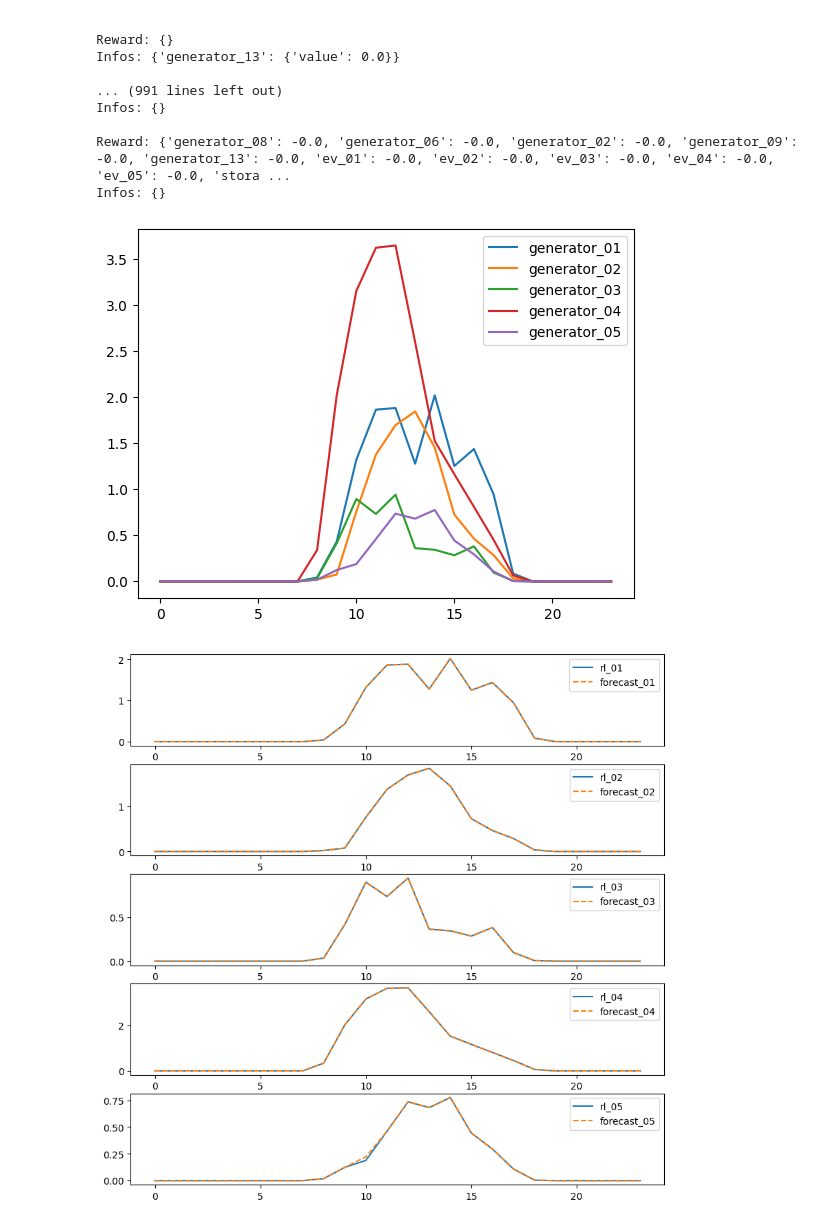
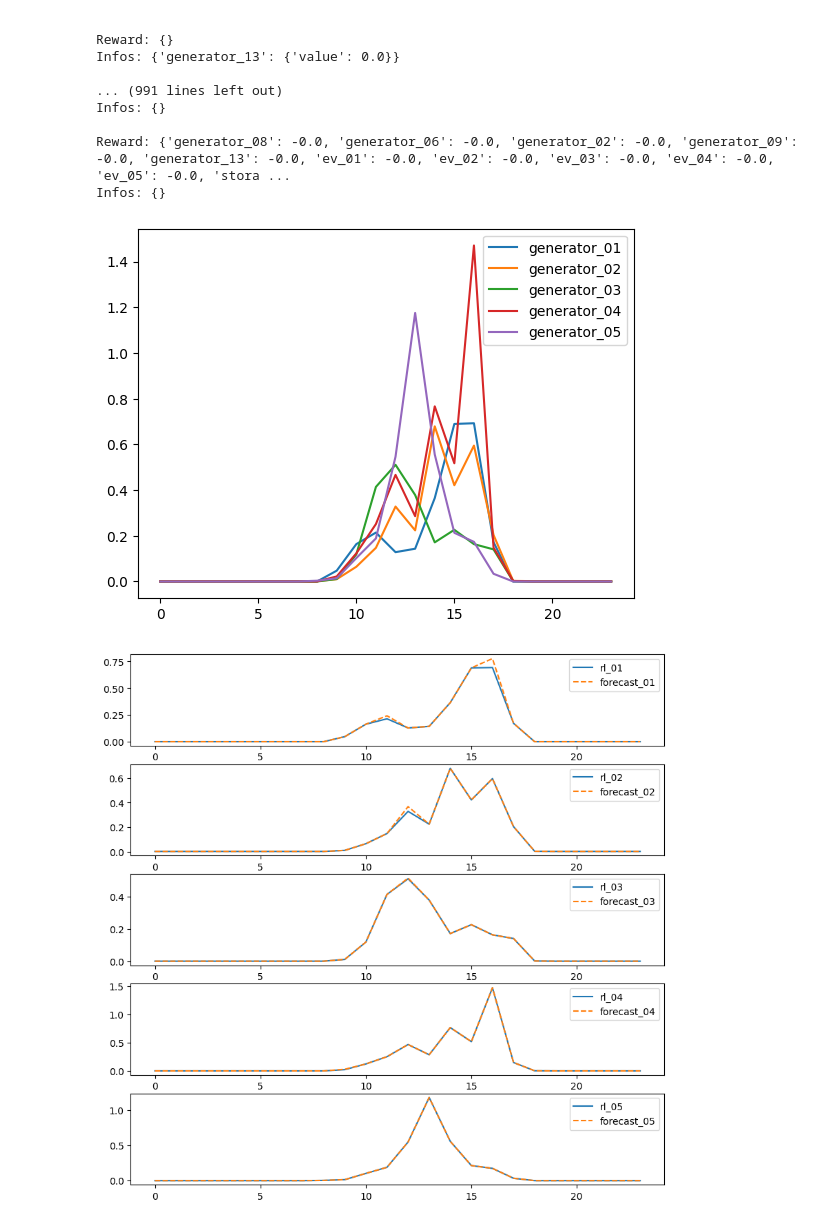
Before and after one commit to ECGomes/pyecom, a Jupyter notebook: notebooks/scenarios/sequential_testing/sequential_rl_v1.ipynb, the cells around one changed output. Drawn from its saved outputs; the diff is of its cells as text; code cells hidden in the pictures.

```diff
--- a/notebooks/scenarios/sequential_testing/sequential_rl_v1.ipynb
+++ b/notebooks/scenarios/sequential_testing/sequential_rl_v1.ipynb
@@ -245,8 +245,8 @@ from ray.tune import register_env
 ray.shutdown()
 ray.init()
 
-IMPORT_PENALTY = 100
-EXPORT_PENALTY = 100
+IMPORT_PENALTY = 1000
+EXPORT_PENALTY = 1
 STORAGE_ACTION_PENALTY = 1
 EV_ACTION_PENALTY = 1
 EV_REQUIREMENT_PENALTY = 3000
@@ -256,7 +256,7 @@ checkpoint = None
 algo = None
 
 # Build a loop for using separate resources on a daily basis
-for i in list(dataset_resources.keys())[:30]:
+for i in list(dataset_resources.keys())[:60]:
 
     temp_resources = dataset_resources[i]
 
@@ -317,7 +335,7 @@ for i in list(dataset_resources.keys())[:30]:
 # %%
 # Check the results
 # Create a new env
-test_env = EnergyCommunitySequentialV0(resources=dataset_resources[list(dataset_resources.keys())[32]],
+test_env = EnergyCommunitySequentialV0(resources=dataset_resources[list(dataset_resources.keys())[0]],
                                        import_penalty=IMPORT_PENALTY,
                                        export_penalty=EXPORT_PENALTY,
                                        storage_action_penalty=STORAGE_ACTION_PENALTY,
@@ -382,22 +400,22 @@ for i in range(5):
 plt.legend(['generator_{:02d}'.format(i+1) for i in range(data_ec.generator['p_forecast'].shape[0])])
 plt.show()
 # %% [output]
-[figure, old version]
+[figure, new version]
 # %%
 # Create subplots with the generator values and the forecast
 
 fig, axs = plt.subplots(5, 1, figsize=(10, 10))
 
 for i in np.arange(5):
     axs[i].plot(test_env.generators[i].value, label='rl_{:02d}'.format(i+1))
-    axs[i].plot(data_upacs[list(data_upacs.keys())[i]]['pv'].loc['2019-02-02'].values, label='forecast_{:02d}'.format(i+1),
+    axs[i].plot(data_upacs[list(data_upacs.keys())[i]]['pv'].loc['2019-01-01'].values, label='forecast_{:02d}'.format(i+1),
                 linestyle='--')
 
     axs[i].legend()
 
 plt.show()
 # %% [output]
-[figure, old version]
+[figure, new version]
 # %%
 # Plot the storage state of charge
 
```
Also changed, not shown: parts of 7 cells of this notebook, 1 other file.
